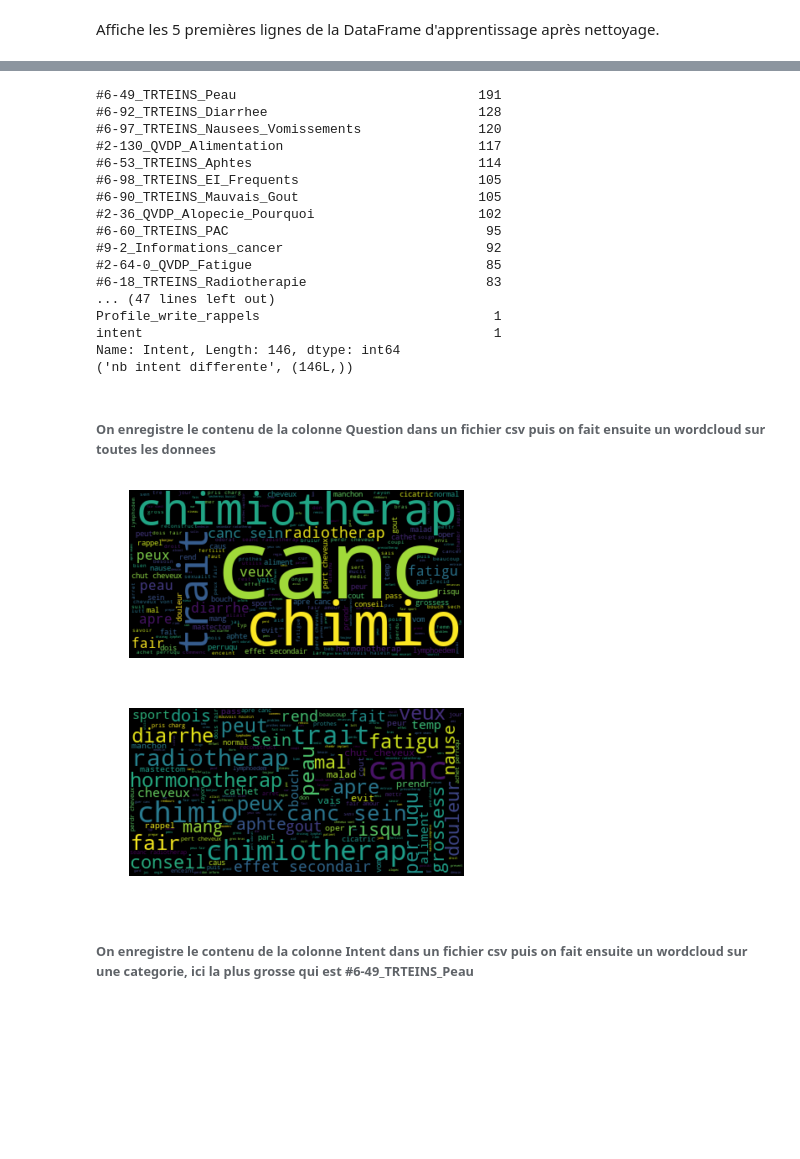
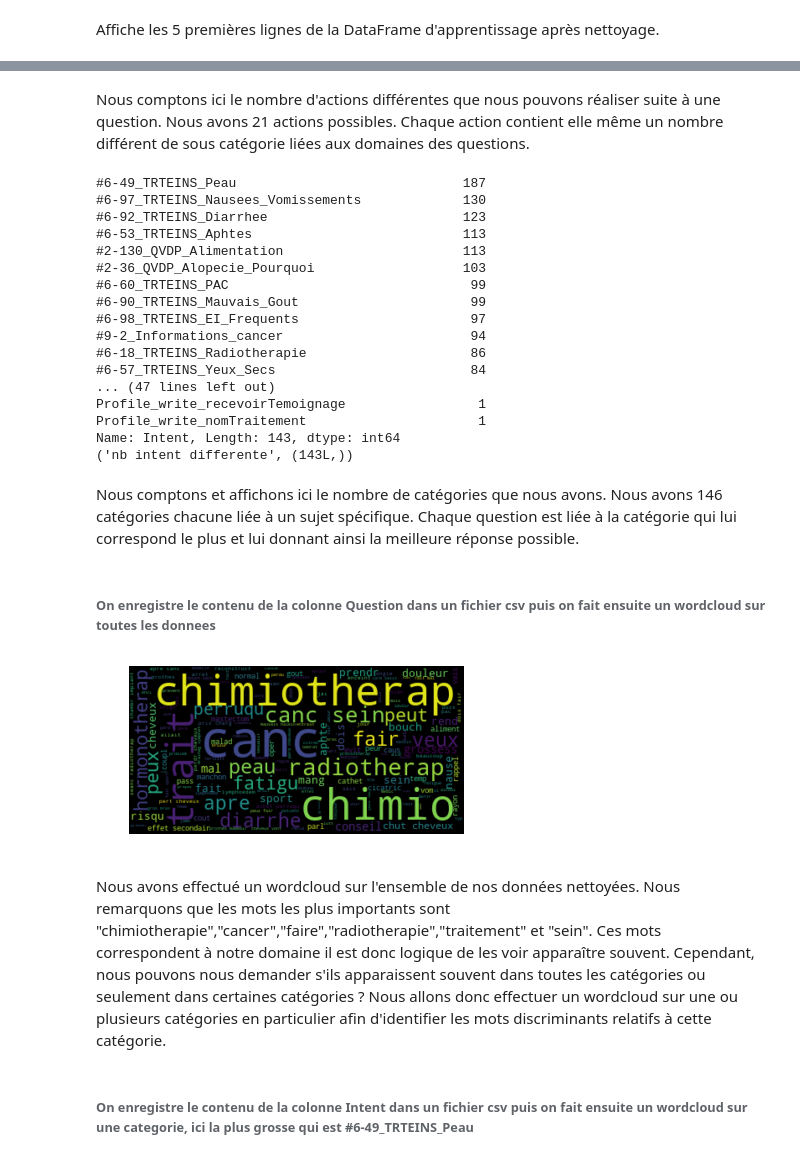
Before and after one commit to emmaboucheron/chatbot, a Jupyter notebook: wordcloud_projet.ipynb, the cells around one changed output, grey strips where cells are left out. Cells and saved outputs as stored; diff of their text form; code cells hidden in the pictures; blank space fills up the shorter version.

```diff
--- a/wordcloud_projet.ipynb
+++ b/wordcloud_projet.ipynb
@@ -50,6 +42,6 @@ Une fois téléchargées, placez ces données dans le repertoire de travail de v
 # %%
 # Répertoire de travail
-DATA_DIR = "C:/Users/ETIENNE/Documents/Work/INSA/4A/Projets 4gmm 2018/"
+DATA_DIR = "C:/Users/emma/Documents/ecole/insa/projet chabot/"
 
 # Nom des fichiers
 training_reduit_path = DATA_DIR + "INSA_wefight_data_clean.csv"
@@ -156,7 +148,9 @@ def clean_marque(txt):
 description2 = data_train["Question"]
 description2.to_csv('Question.csv', sep = ',')
 
-from os import path
+
+#from os import path
+
 from wordcloud import WordCloud
 
 #d = path.dirname()
@@ -170,11 +164,11 @@ wordcloud = WordCloud().generate(text)
 # Display the generated image:
 # the matplotlib way:
 #import matplotlib.pyplot as plt
-plt.imshow(wordcloud, interpolation='bilinear')
-plt.axis("off")
+#plt.imshow(wordcloud, interpolation='bilinear')
+#plt.axis("off")
 
 # lower max_font_size
-wordcloud = WordCloud(max_font_size=40).generate(text)
+wordcloud = WordCloud(max_font_size=80).generate(text)
 plt.figure()
 plt.imshow(wordcloud, interpolation="bilinear")
 plt.axis("off")
@@ -275,25 +282,29 @@ Name: Action, dtype: int64
+# %% [markdown]
+Nous comptons ici le nombre d'actions différentes que nous pouvons réaliser suite à une question. Nous avons 21 actions possibles. Chaque action contient elle même un nombre différent de sous catégorie liées aux domaines des questions.
 # %%
 # comptage u nbre d'occurence de categorie puis comptage du nbre de categorie differente
 print(data_train["Intent"].value_counts())
 print("nb intent differente",(data_train["Intent"].value_counts()).shape)
 # %% [output]
-#6-49_TRTEINS_Peau                               191
-#6-92_TRTEINS_Diarrhee                           128
-#6-97_TRTEINS_Nausees_Vomissements               120
-#2-130_QVDP_Alimentation                         117
-#6-53_TRTEINS_Aphtes                             114
-#6-98_TRTEINS_EI_Frequents                       105
-#6-90_TRTEINS_Mauvais_Gout                       105
-#2-36_QVDP_Alopecie_Pourquoi                     102
-#6-60_TRTEINS_PAC                                 95
-#9-2_Informations_cancer                          92
-#2-64-0_QVDP_Fatigue                              85
-#6-18_TRTEINS_Radiotherapie                       83
+#6-49_TRTEINS_Peau                             187
+#6-97_TRTEINS_Nausees_Vomissements             130
+#6-92_TRTEINS_Diarrhee                         123
+#6-53_TRTEINS_Aphtes                           113
+#2-130_QVDP_Alimentation                       113
+#2-36_QVDP_Alopecie_Pourquoi                   103
+#6-60_TRTEINS_PAC                               99
+#6-90_TRTEINS_Mauvais_Gout                      99
+#6-98_TRTEINS_EI_Frequents                      97
+#9-2_Informations_cancer                        94
+#6-18_TRTEINS_Radiotherapie                     86
+#6-57_TRTEINS_Yeux_Secs                         84
 ... (47 lines left out)
-Profile_write_rappels                              1
-intent                                             1
-Name: Intent, Length: 146, dtype: int64
-('nb intent differente', (146L,))
+Profile_write_recevoirTemoignage                 1
+Profile_write_nomTraitement                      1
+Name: Intent, Length: 143, dtype: int64
+('nb intent differente', (143L,))
+# %% [markdown]
+Nous comptons et affichons ici le nombre de catégories que nous avons. Nous avons 146 catégories chacune liée à un sujet spécifique. Chaque question est liée à la catégorie qui lui correspond le plus et lui donnant ainsi la meilleure réponse possible.
 # %% [markdown]
 ###### On enregistre le contenu de la colonne Question dans un fichier csv puis on fait ensuite un wordcloud sur toutes les donnees
 # %%
@@ -302,34 +313,35 @@ description.to_csv('Question.csv', sep = ',')
 # %%
 from os import path
 from wordcloud import WordCloud
 
 #d = path.dirname()
 
 # Read the whole text.
 #text = open(path.join(d, 'constitution.txt')).read()
 text = open(path.join(DATA_DIR, 'Question.csv')).read()
 # Generate a word cloud image
 wordcloud = WordCloud().generate(text)
 
 # Display the generated image:
 # the matplotlib way:
 #import matplotlib.pyplot as plt
-plt.imshow(wordcloud, interpolation='bilinear')
-plt.axis("off")
+#plt.imshow(wordcloud, interpolation='bilinear')
+#plt.axis("off")
 
 # lower max_font_size
-wordcloud = WordCloud(max_font_size=40).generate(text)
+wordcloud = WordCloud(max_font_size=60).generate(text)
 plt.figure()
 plt.imshow(wordcloud, interpolation="bilinear")
 plt.axis("off")
 plt.show()
 
 # The pil way (if you don't have matplotlib)
 # image = wordcloud.to_image()
 # image.show()
 # %% [output]
-[figure, old version]
+[figure, new version]
-[figure, removed]
+# %% [markdown]
+Nous avons effectué un wordcloud sur l'ensemble de nos données nettoyées. Nous remarquons que les mots les plus importants sont "chimiotherapie","cancer","faire","radiotherapie","traitement" et "sein". Ces mots correspondent à notre domaine il est donc logique de les voir apparaître souvent. Cependant, nous pouvons nous demander s'ils apparaissent souvent dans toutes les catégories ou seulement dans certaines catégories ? Nous allons donc effectuer un wordcloud sur une ou plusieurs catégories en particulier afin d'identifier les mots discriminants relatifs à cette catégorie.
 # %%
 # tri par catégorie, on a un data frame pour une catégorie
 df = data_train_clean[data_train_clean['Intent'] == '#6-49_TRTEINS_Peau']
```
Also changed, not shown: parts of 18 cells of this notebook.
